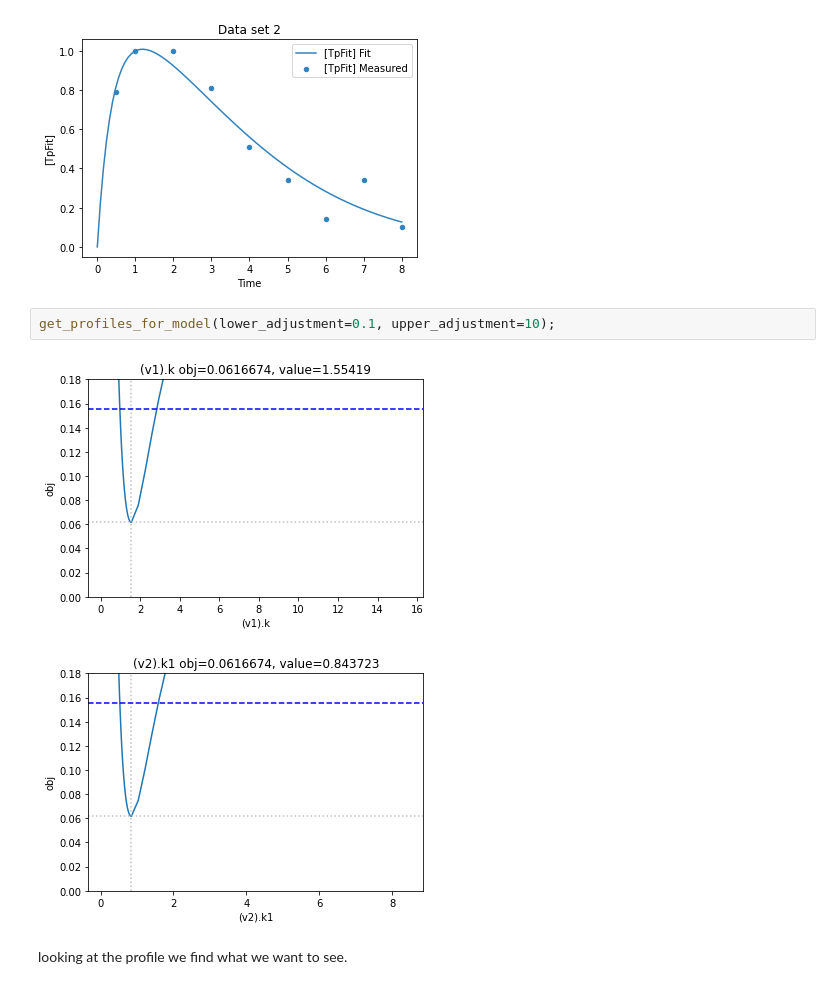
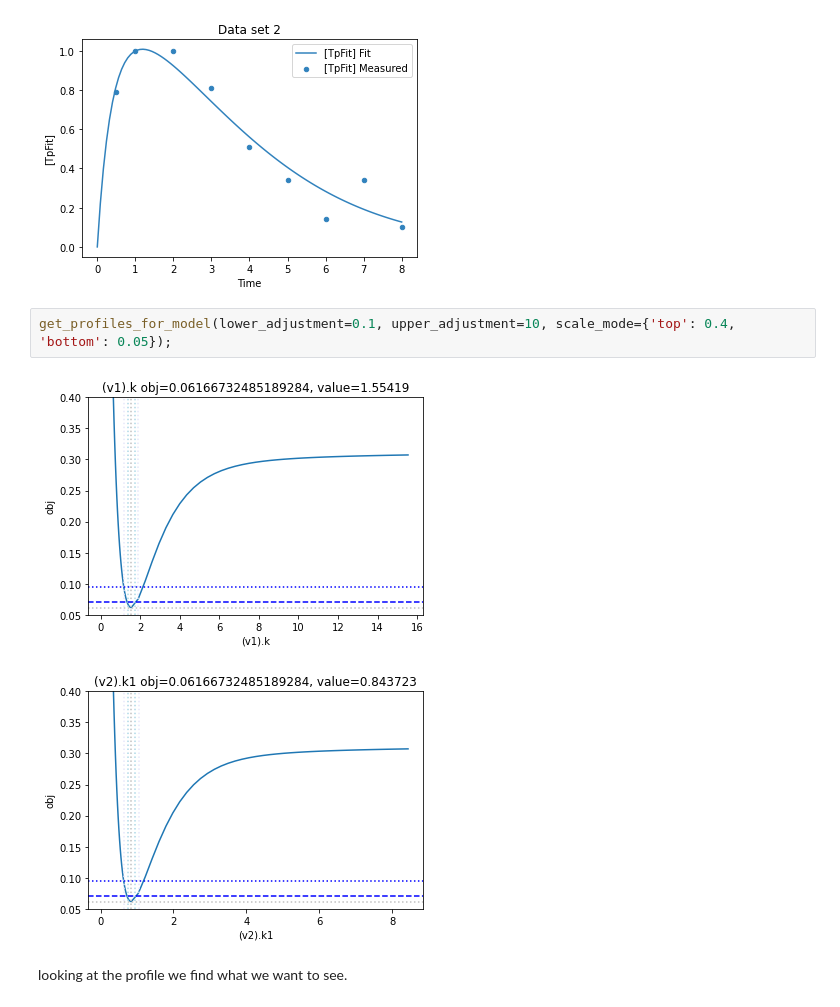
Before and after one commit to copasi/basico, a Jupyter notebook: docs/notebooks/Profile_likelihood.ipynb, the cells around one changed output. Drawn from its saved outputs; the diff is of its cells as text.

```diff
--- a/docs/notebooks/Profile_likelihood.ipynb
+++ b/docs/notebooks/Profile_likelihood.ipynb
@@ -217,9 +226,9 @@ plot_per_experiment(solution=sol);
 # %% [output]
 [figure]
 # %%
-get_profiles_for_model(lower_adjustment=0.1, upper_adjustment=10);
+get_profiles_for_model(lower_adjustment=0.1, upper_adjustment=10, scale_mode={'top': 0.4, 'bottom': 0.05});
 # %% [output]
-[figure, old version]
+[figure, new version]
-[figure, old version]
+[figure, new version]
 # %% [markdown]
 looking at the profile we find what we want to see.
```
Also changed, not shown: parts of 5 cells of this notebook.
